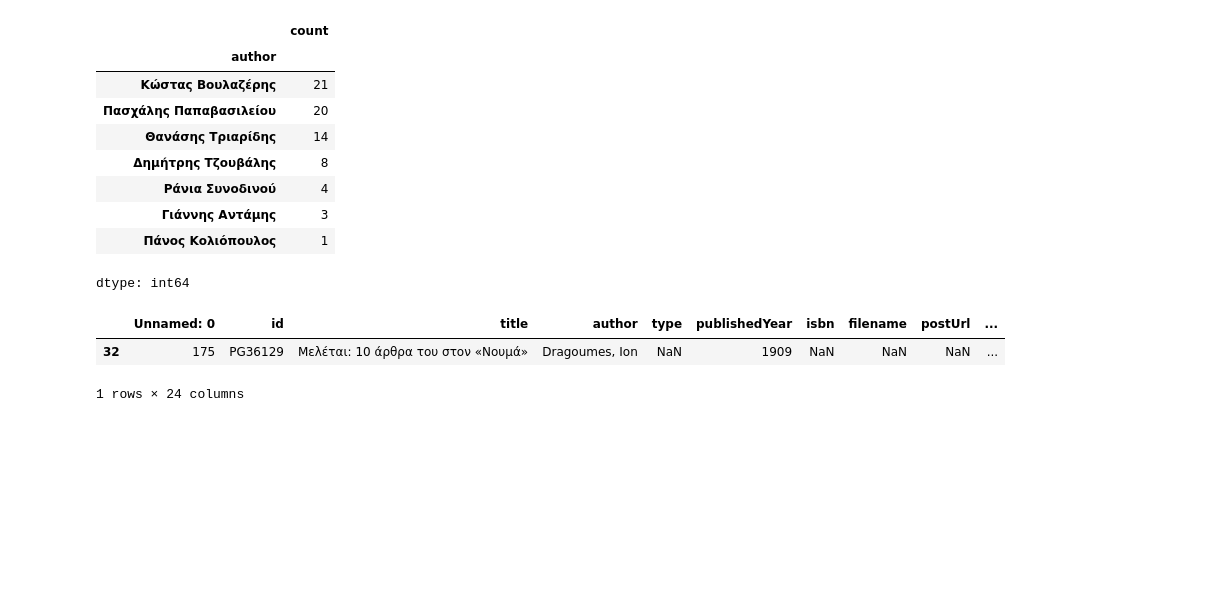
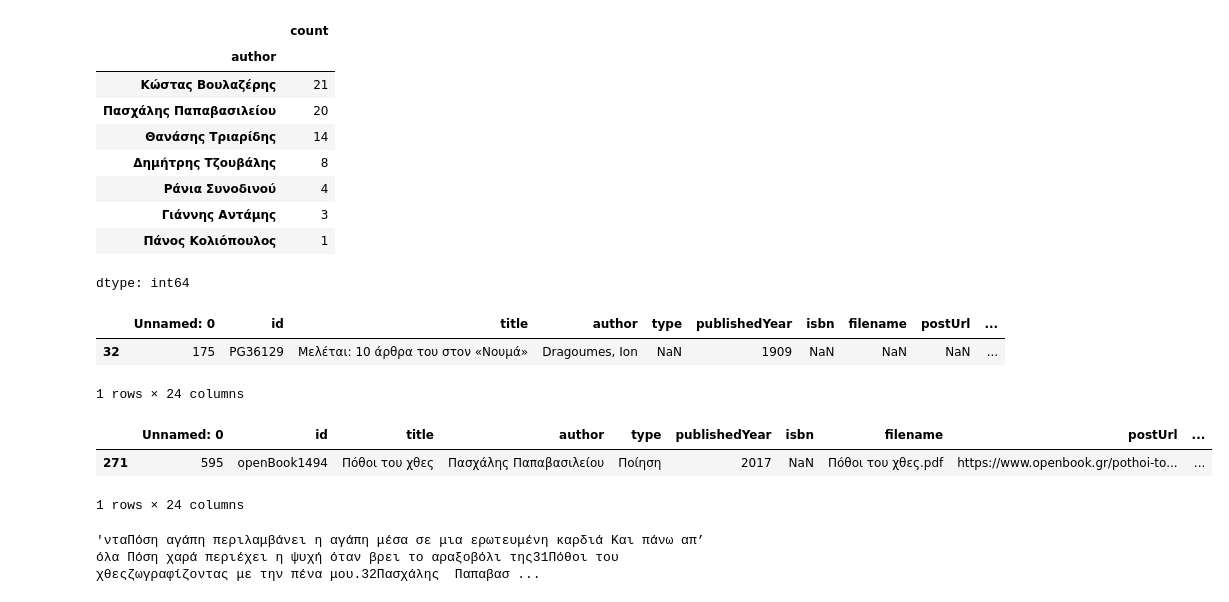
Before and after one commit to greek-nlp/benchmark, a Jupyter notebook: gr_attribution_zeroshot.ipynb, the cells around one changed output. Saved outputs shown, nothing was run; the diff lists cells and outputs as text; code cells hidden in the pictures; blank space fills up the shorter version.

```diff
--- a/gr_attribution_zeroshot.ipynb
+++ b/gr_attribution_zeroshot.ipynb
@@ -1352,3 +1352,17 @@ test_gb_df[test_gb_df.gpt_found&test_gb_df.llama_found&test_gb_df.krikri_found]
 |  | Unnamed: 0 | id | title | author | type | publishedYear | isbn | filename | postUrl | ... |
 | 32 | 175 | PG36129 | Μελέται: 10 άρθρα του στον «Νουμά» | Dragoumes, Ion | NaN | 1909 | NaN | NaN | NaN | ... |
 1 rows × 24 columns
+# %%
+instruct = ("You are given an excerpt from a Greek book. Return only the exact name of the author of the book, nothing else.")
+filtered_excerpts = texts = test_ob_df[test_ob_df.gpt_found&test_ob_df.llama_found&test_ob_df.krikri_found]
+zsl_authors = [krikri_prompt(t, instruct, temperature=temp) for t in filtered_excerpts.excerpt_text]
+# %%
+filtered_excerpts[filtered_excerpts.author == zsl_authors]
+# %% [output]
+|  | Unnamed: 0 | id | title | author | type | publishedYear | isbn | filename | postUrl | ... |
+| 271 | 595 | openBook1494 | Πόθοι του χθες | Πασχάλης Παπαβασιλείου | Ποίηση | 2017 | NaN | Πόθοι του χθες.pdf | https://www.openbook.gr/pothoi-to... | ... |
+1 rows × 24 columns
+# %%
+filtered_excerpts[filtered_excerpts.author == zsl_authors].excerpt_text.values[0]
+# %% [output]
+'νταΠόση αγάπη περιλαμβάνει η αγάπη μέσα σε μια ερωτευμένη καρδιά Και πάνω απ’ όλα Πόση χαρά περιέχει η ψυχή όταν βρει το αραξοβόλι της31Πόθοι του χθεςζωγραφίζοντας με την πένα μου.32Πασχάλης  Παπαβασ ...
```
